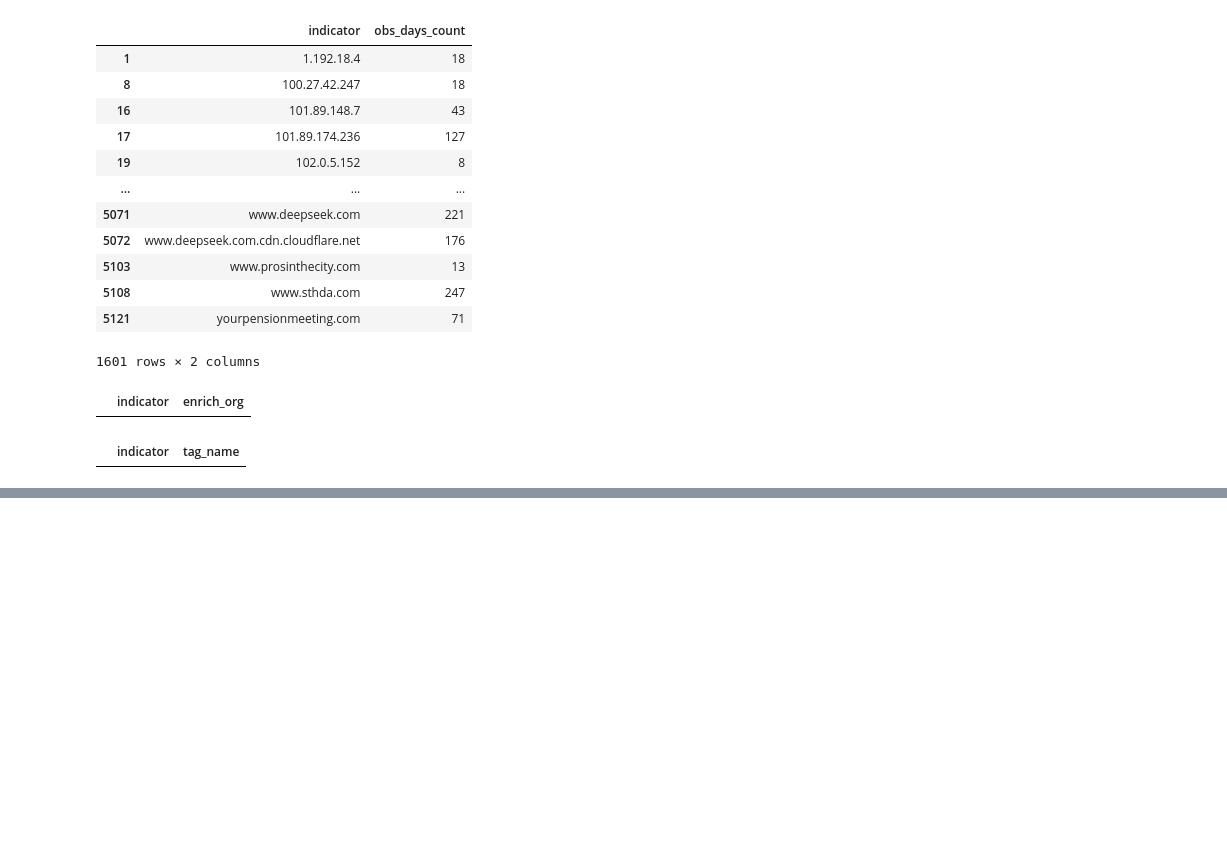
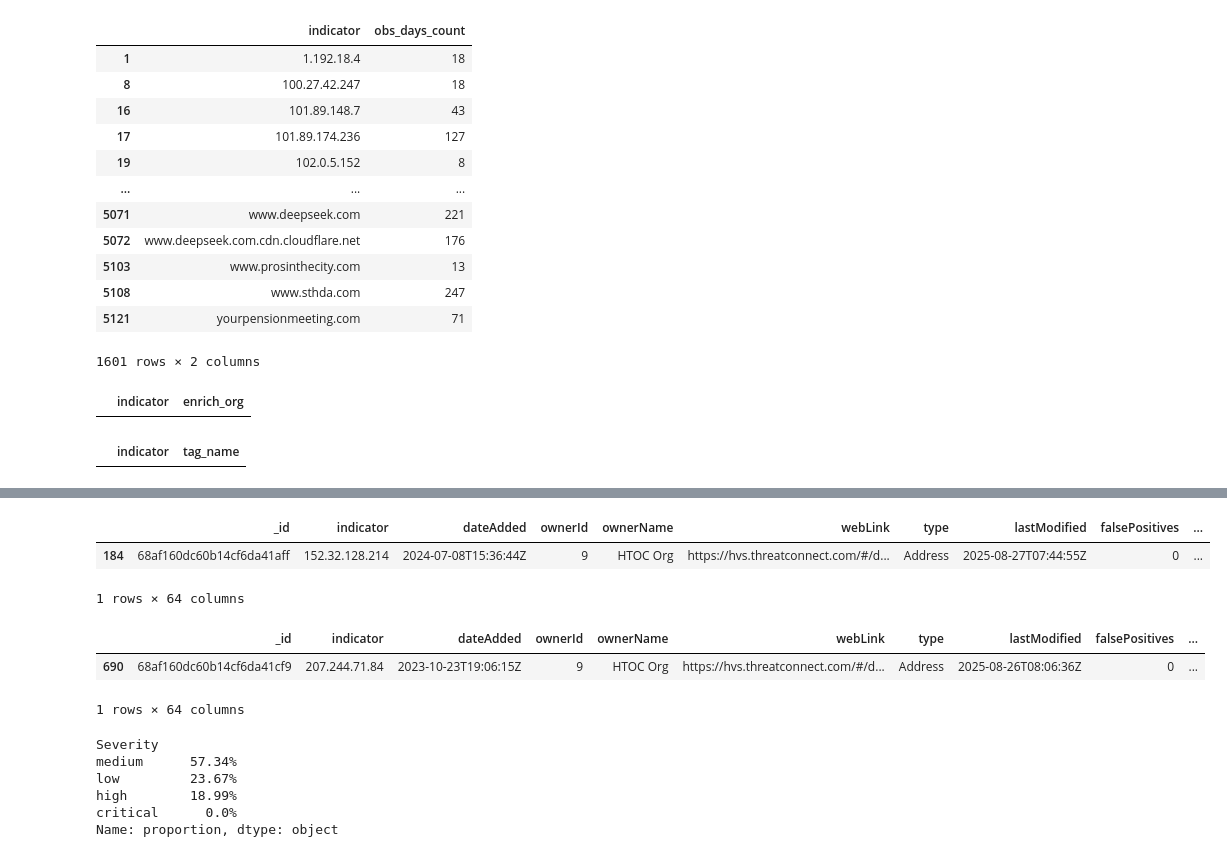
Before and after one commit to jaytlinaskew-OIS/HTOC, a Jupyter notebook: notebooks/ThreatAssessment Scoring/ThreatAssessScoring.ipynb, the cells around one changed output, grey strips where cells are left out. Cells and saved outputs as stored; diff of their text form; code cells hidden in the pictures; blank space fills up the shorter version.

```diff
--- a/notebooks/ThreatAssessment Scoring/ThreatAssessScoring.ipynb
+++ b/notebooks/ThreatAssessment Scoring/ThreatAssessScoring.ipynb
@@ -1088,0 +1152,23 @@ display(df[['indicator','type','enrich_vtMaliciousCount','obs_count',
+# %%
+df[df['indicator'] == '152.32.128.214']
+# %% [output]
+|  | _id | indicator | dateAdded | ownerId | ownerName | webLink | type | lastModified | falsePositives | ... |
+| 184 | 68af160dc60b14cf6da41aff | 152.32.128.214 | 2024-07-08T15:36:44Z | 9 | HTOC Org | https://hvs.threatconnect.com/#/d... | Address | 2025-08-27T07:44:55Z | 0 | ... |
+1 rows × 64 columns
+# %%
+df[df['indicator'] == '207.244.71.84']
+# %% [output]
+|  | _id | indicator | dateAdded | ownerId | ownerName | webLink | type | lastModified | falsePositives | ... |
+| 690 | 68af160dc60b14cf6da41cf9 | 207.244.71.84 | 2023-10-23T19:06:15Z | 9 | HTOC Org | https://hvs.threatconnect.com/#/d... | Address | 2025-08-26T08:06:36Z | 0 | ... |
+1 rows × 64 columns
+# %%
+# Calculate the ratio of each Severity bin in df
+severity_ratio = (df['Severity'].value_counts(normalize=True) * 100).round(2).astype(str) + '%'
+print(severity_ratio)
+# %% [output]
+Severity
+medium      57.34%
+low         23.67%
+high        18.99%
+critical      0.0%
+Name: proportion, dtype: object
```
Also changed, not shown: parts of 4 cells of this notebook, 1 other file.
